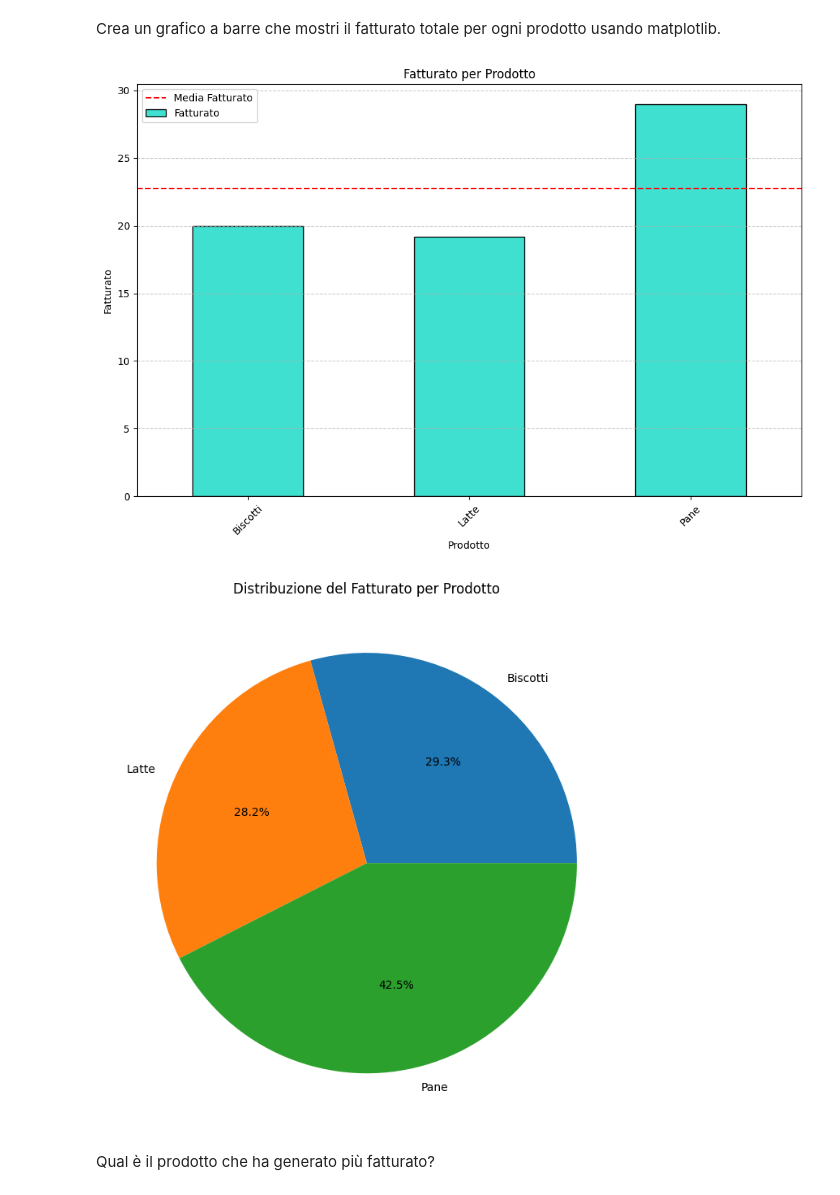
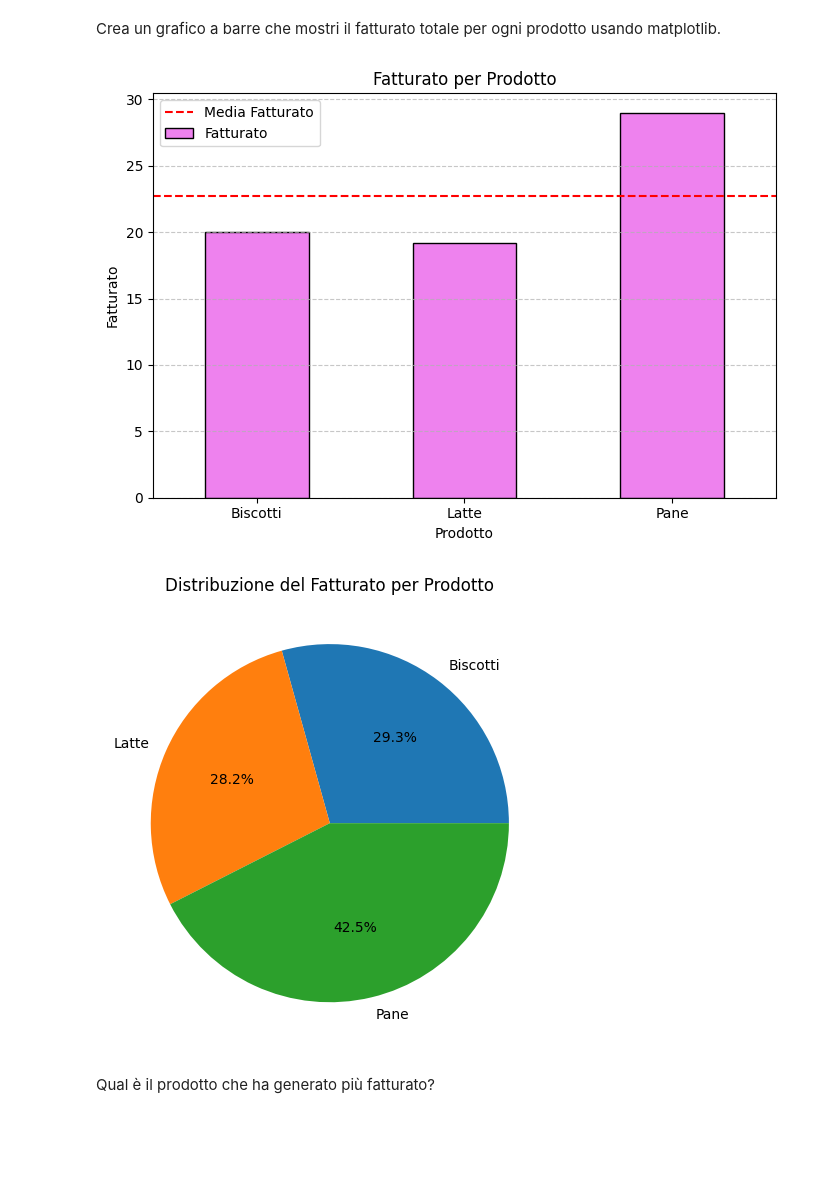
Before and after one commit to nh-spipitone/DataAnalyst-course, a Jupyter notebook: Studenti/GiovanniBartolini/Giorno5/esercizio_pandas_matplotlib.ipynb, the cells around one changed output. Cells and saved outputs as stored; diff of their text form; code cells hidden in the pictures; blank space fills up the shorter version.

```diff
--- a/Studenti/GiovanniBartolini/Giorno5/esercizio_pandas_matplotlib.ipynb
+++ b/Studenti/GiovanniBartolini/Giorno5/esercizio_pandas_matplotlib.ipynb
@@ -49,26 +49,26 @@ Name: Fatturato, dtype: float64
 # %% [markdown]
 Crea un grafico a barre che mostri il fatturato totale per ogni prodotto usando matplotlib.
 # %%
-totale_prodotti.plot(kind='bar', figsize=(10, 7), color='turquoise', edgecolor='black')
+totale_prodotti.plot(kind='bar', figsize=(7, 5), color='indaco', edgecolor='black')
 plt.title("Fatturato per Prodotto")
 plt.xlabel("Prodotto")
 plt.ylabel("Fatturato")
-plt.xticks(rotation=45)
+plt.xticks(rotation=0)
 plt.tight_layout()
 plt.grid(axis='y', linestyle='--', alpha=0.7)
 plt.axhline(y=totale_prodotti.mean(), color='r', linestyle='--', label='Media Fatturato')
 plt.legend()
 plt.show()
 # %% [output]
-[figure, old version]
+[figure, new version]
 # %%
-totale_prodotti.plot(kind='pie', figsize=(10, 7), autopct='%1.1f%%')
+totale_prodotti.plot(kind='pie', figsize=(5, 5), autopct='%1.1f%%')
 plt.title("Distribuzione del Fatturato per Prodotto")
 plt.ylabel("")  # Rimuove l'etichetta dell'asse y
 plt.tight_layout()
 plt.show()
 # %% [output]
-[figure, old version]
+[figure, new version]
 # %% [markdown]
 Qual è il prodotto che ha generato più fatturato?
 # %%
```
